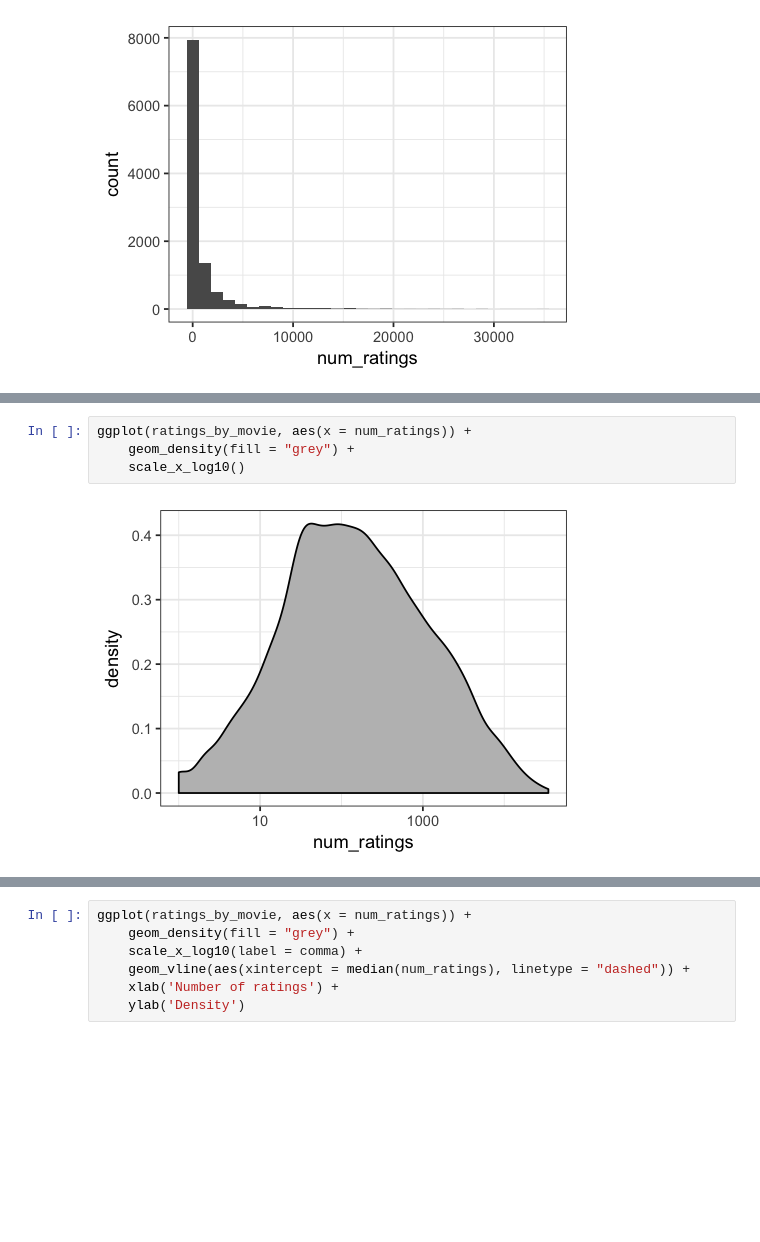
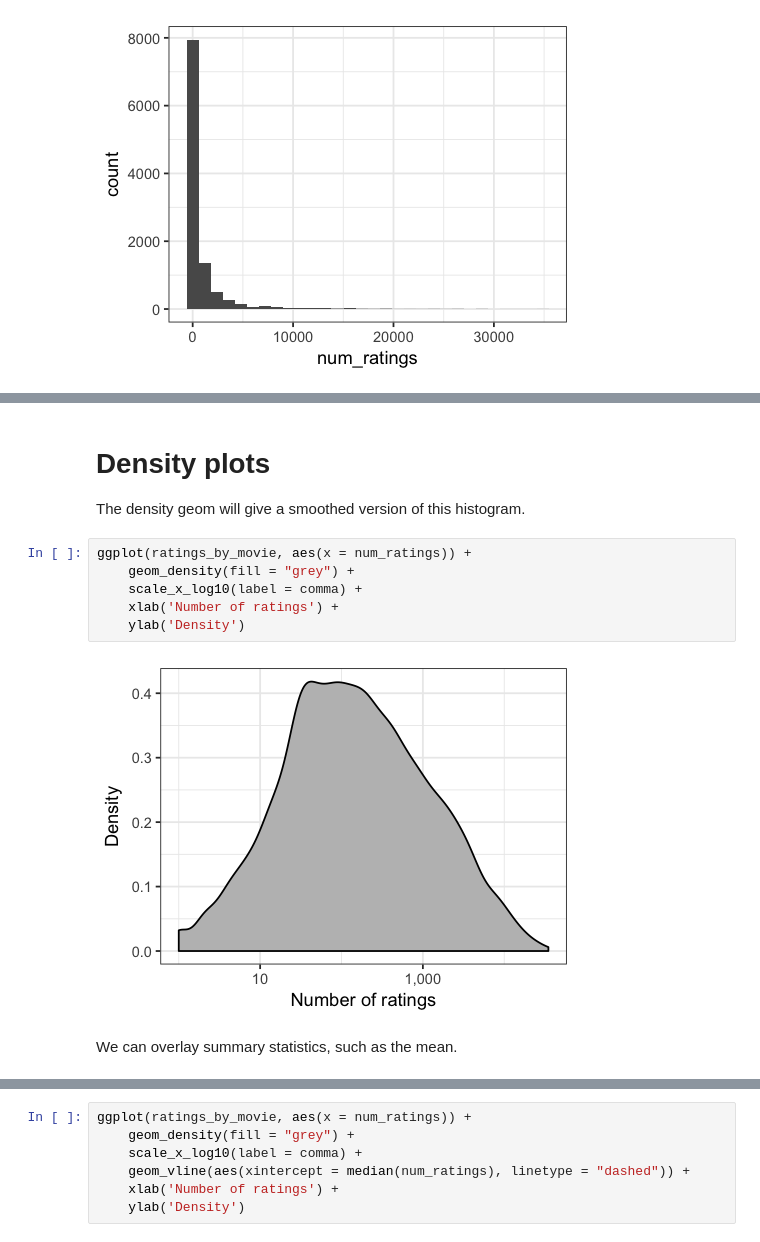
Before and after one commit to jhofman/msd2017, a Jupyter notebook: lectures/lecture_5/visualization_with_ggplot2.ipynb, the cells around one changed output, grey strips where cells are left out. Saved outputs shown, nothing was run; the diff lists cells and outputs as text; blank space fills up the shorter version.

```diff
--- a/lectures/lecture_5/visualization_with_ggplot2.ipynb
+++ b/lectures/lecture_5/visualization_with_ggplot2.ipynb
@@ -253,9 +400,17 @@ ggplot(ratings_by_movie, aes(x = num_ratings)) +
+# %% [markdown]
+# Density plots
+
+The density geom will give a smoothed version of this histogram.
 # %%
 ggplot(ratings_by_movie, aes(x = num_ratings)) +
     geom_density(fill = "grey") +
-    scale_x_log10()
+    scale_x_log10(label = comma) +
+    xlab('Number of ratings') +
+    ylab('Density')
 # %% [output]
-[figure, old version]
+[figure, new version]
+# %% [markdown]
+We can overlay summary statistics, such as the mean.
 # %%
 ggplot(ratings_by_movie, aes(x = num_ratings)) +
     geom_density(fill = "grey") +
```
Also changed, not shown: parts of 74 cells of this notebook.
